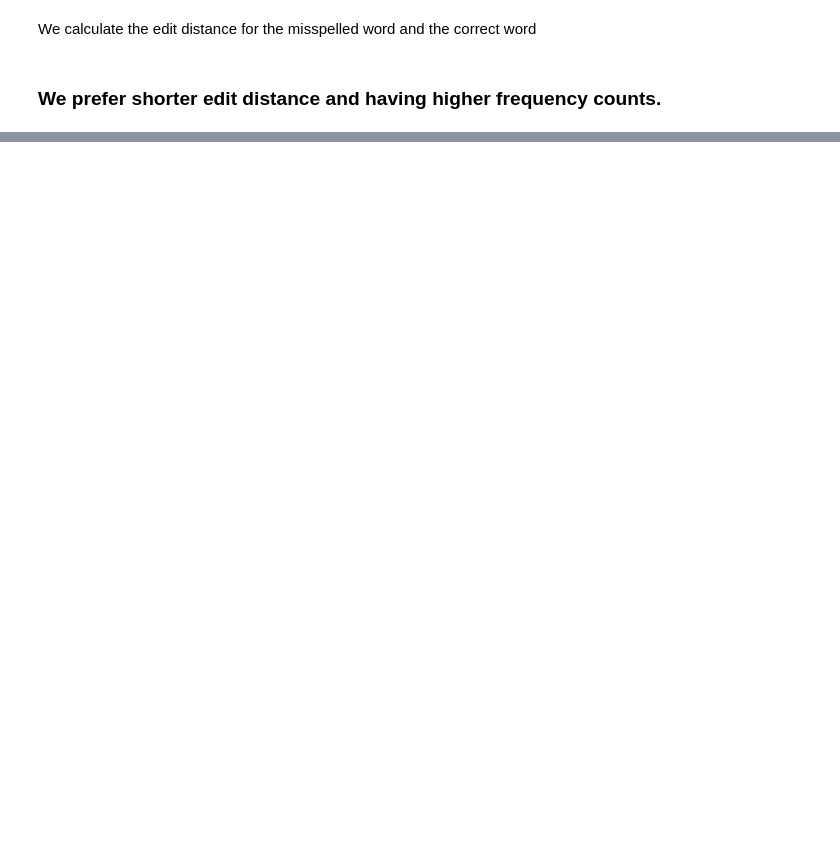
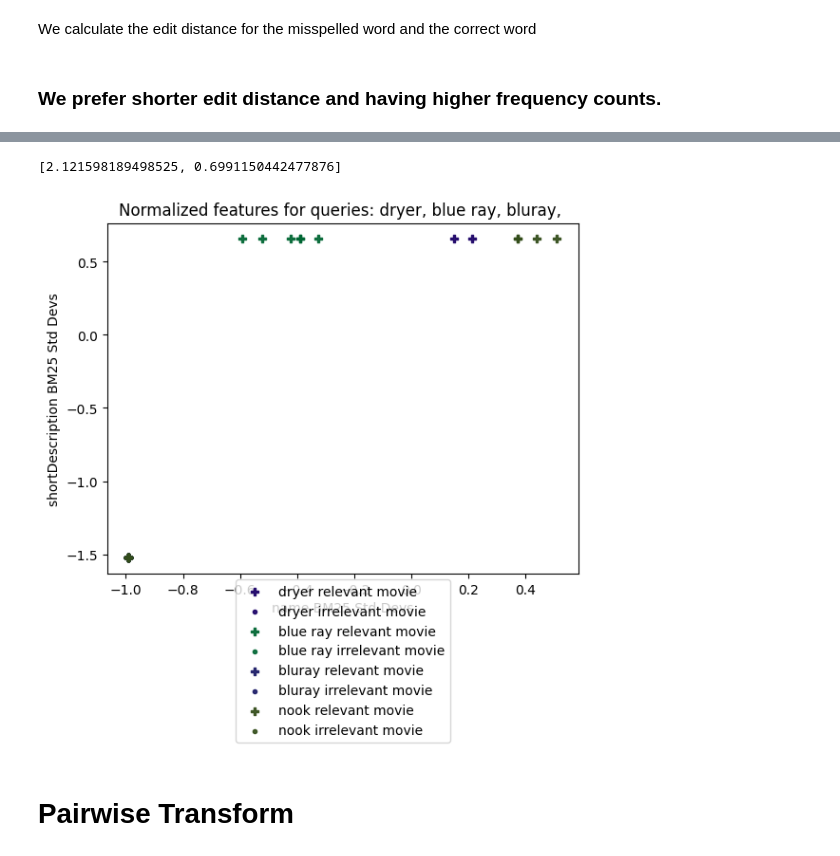
Before and after one commit to ShivaHariSonu/search-project, a Jupyter notebook: search/data-science/notebooks/search-nb/search-preprocessing-nb.ipynb, the cells around one changed output, grey strips where cells are left out. Drawn from its saved outputs; the diff is of its cells as text; code cells hidden in the pictures; blank space fills up the shorter version.

```diff
--- a/search/data-science/notebooks/search-nb/search-preprocessing-nb.ipynb
+++ b/search/data-science/notebooks/search-nb/search-preprocessing-nb.ipynb
@@ -2,7 +2,11 @@
 import sys
 sys.path.append('..')
 from searchutil import *
+from judgements import *
 import os
 from IPython.display import display,HTML
 from pyspark.sql import SparkSession
+from solrclient import *
+from solr import *
 spark = SparkSession.builder.appName("setting-datasets").getOrCreate()
+client = SolrClient(solr_base=SOLR_URL)
@@ -571,0 +807,18 @@ matches_final.sort_values(by=['correction_counts'], ascending=[False])[["misspel
+# %%
+from featurelogger import FeatureLogger
+from judgements import judgments_open
+from itertools import groupby
+
+ftr_logger=FeatureLogger(client, index='products', feature_set='test', id_field='upc')
+
+with judgments_open('data/product_judgments.txt') as judgment_list:
+    for qid, query_judgments in groupby(judgements, key=lambda j: j.qid):
+        ftr_logger.log_for_qid(judgments=query_judgments,
+                               qid=qid,
+                               keywords=judgment_list.keywords(qid))
+
+logged_judgments = ftr_logger.logged
+
+# Now should have lots of judgments with title_bm25, overview_bm25, and release_year
+# logged out
+logged_judgments
@@ -571,0 +922,16 @@ matches_final.sort_values(by=['correction_counts'], ascending=[False])[["misspel
+# %%
+means
+# %% [output]
+[2.121598189498525, 0.6991150442477876]
+# %%
+from plot import plot_judgments
+
+plot_judgments(qids=[0,2,1,9],
+               xlabel="name BM25 Std Devs",
+               ylabel="shortDescription BM25 Std Devs",
+               title_prepend="Normalized features for queries:",
+               judg_list=normed_judgments)
+# %% [output]
+[figure, added]
+# %% [markdown]
+# Pairwise Transform
```
Also changed, not shown: parts of 36 cells of this notebook, 21 other files.
